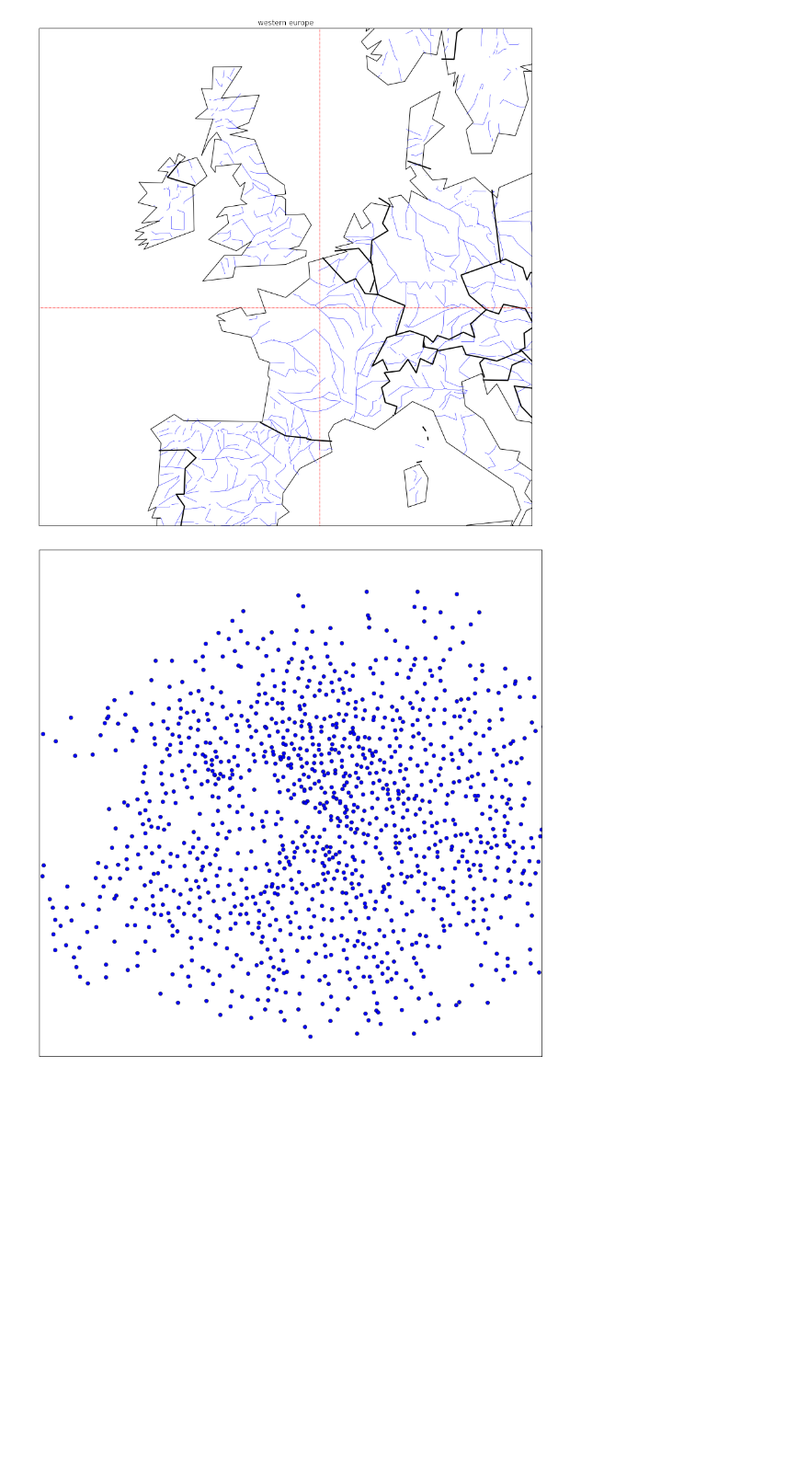
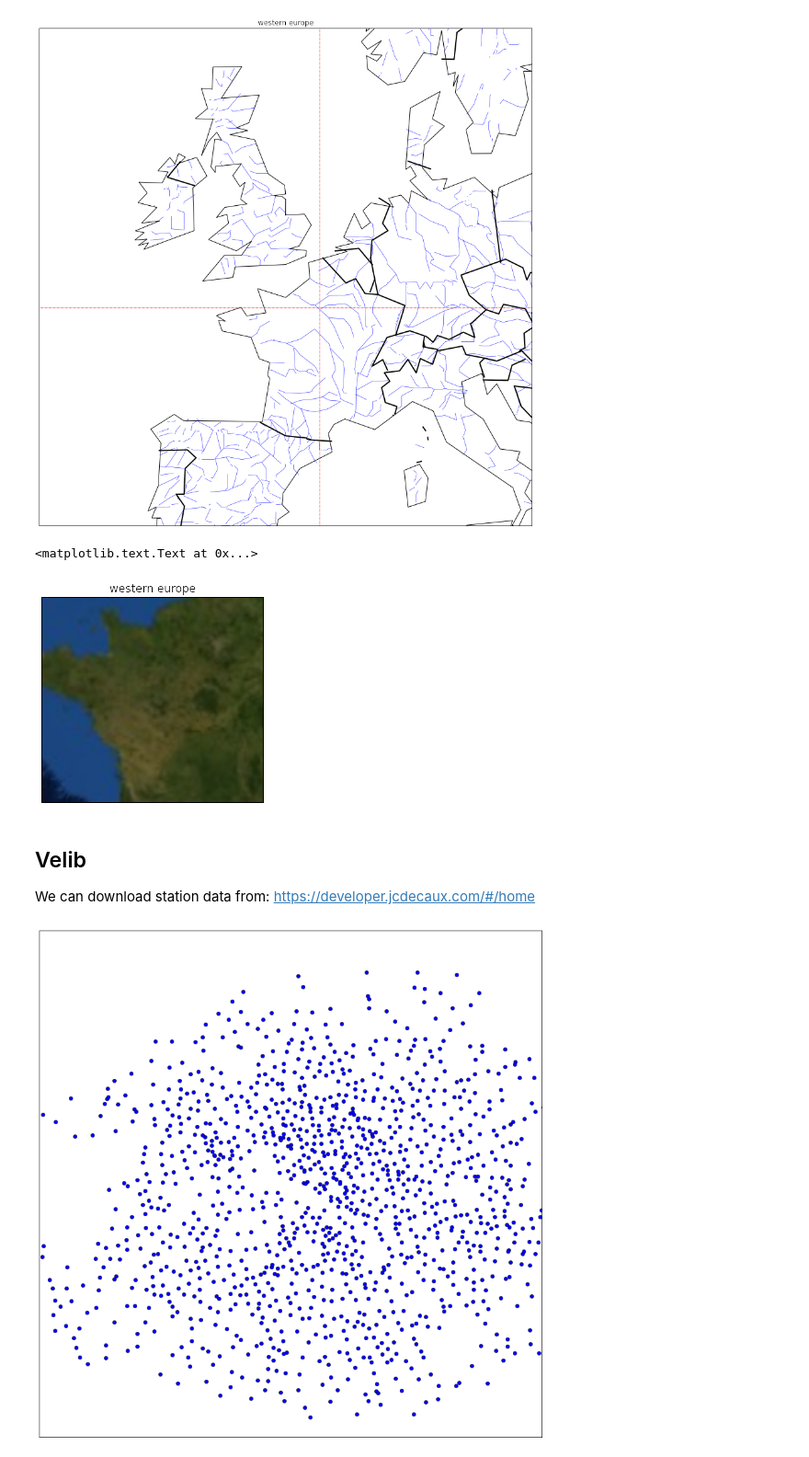
Before and after one commit to ggila/allez, a Jupyter notebook: velib/map.ipynb, the cells around one changed output. Shown at 92% size. Drawn from its saved outputs; the diff is of its cells as text; code cells hidden in the pictures; blank space fills up the shorter version.

Commit message:
velib

```diff
--- a/velib/map.ipynb
+++ b/velib/map.ipynb
@@ -50,6 +52,21 @@ plt.title("western europe")
 # %% [output]
 <matplotlib.text.Text at 0x...>
 [figure]
+# %%
+m = Basemap(projection='merc',llcrnrlat=45,urcrnrlat=50,\
+            llcrnrlon=-4,urcrnrlon=4)
+m.bluemarble()
+m.drawcountries(linewidth=2)
+m.drawcounties(color='r', line)
+plt.title("western europe")
+# %% [output]
+<matplotlib.text.Text at 0x...>
+[figure, added]
+# %% [markdown]
+## Velib
+
+We can download station data from:
+https://developer.jcdecaux.com/#/home
 # %%
 plt.figure(figsize=(15,15))
 
```
Also changed, not shown: parts of 6 cells of this notebook, 2 other files.
